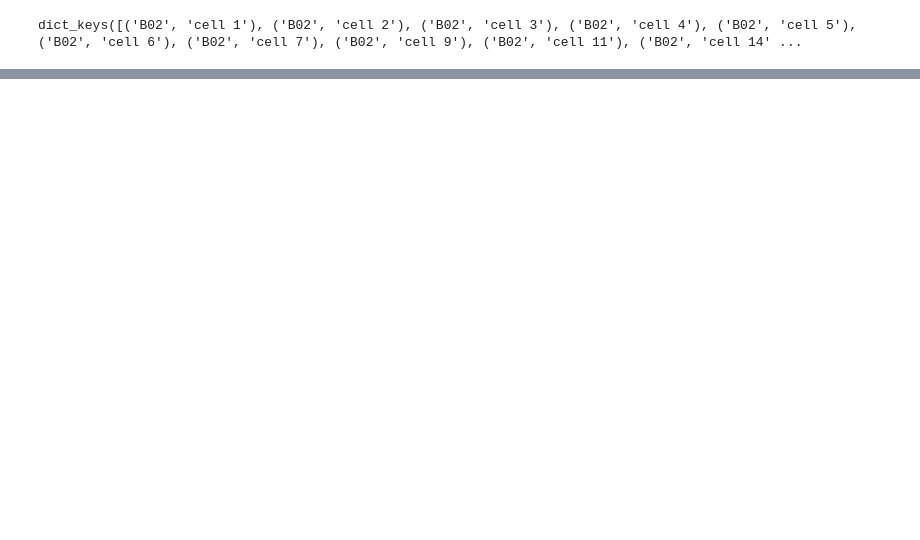
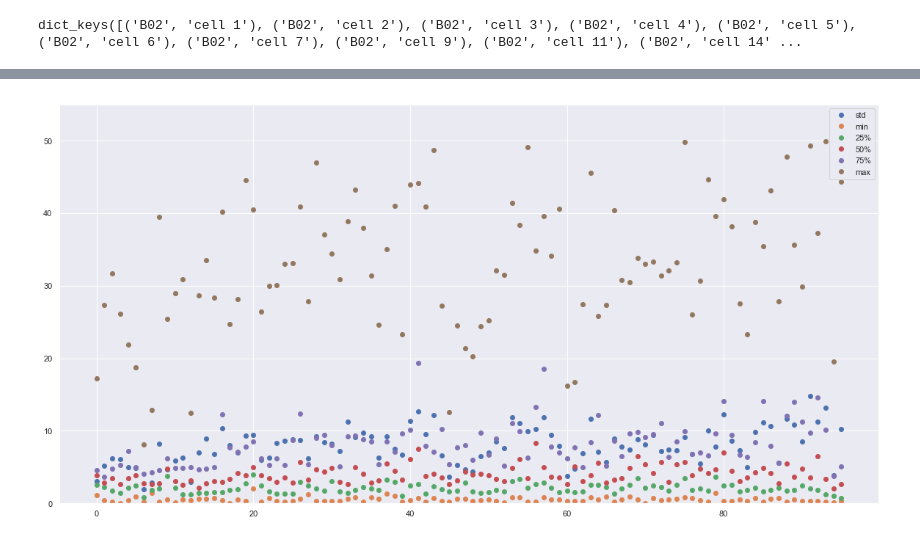
Before and after one commit to in-tension/apple_pie, a Jupyter notebook: ap_jupyter/pandas1.ipynb, the cells around one changed output, grey strips where cells are left out. Cells and saved outputs as stored; diff of their text form; code cells hidden in the pictures; blank space fills up the shorter version.

```diff
--- a/ap_jupyter/pandas1.ipynb
+++ b/ap_jupyter/pandas1.ipynb
@@ -31,6 +53,3 @@ cdf.columns
 # %% [output]
 MultiIndex(levels=[['B02', 'B03', 'B04'], ['cell 1', 'cell 11', 'cell 14', 'cell 2', 'cell 208', 'cell 222', 'cell 223', 'cell 271', 'cell 284', 'cell 3', 'cell 30', 'cell 354', 'cell 369', 'cell 4',  ...
            labels=[[0, 0, 0, 0, 0, 0, 0, 0, 0, 0, 0, 0, 0, 0, 0, 0, 0, 0, 0, 1, 1, 1, 1, 1, 1, 1, 1, 1, 1, 1, 1, 1, 2, 2, 2, 2, 2, 2, 2, 2, 2, 2, 2, 2], [0, 3, 9, 13, 17, 22, 25, 28, 1, 2, 27, 5, 8, 1 ...
-# %%
-for col in c.dists.values() :
-    print(len(col))
@@ -191,0 +122,11 @@ cdf3.plot(kind='line')
+# %%
+plt.figure(figsize=(20,10))
+for col in cdf_stats.columns[2:] :
+    plt.plot(list(range(96)),cdf_stats[col],marker='o',label=col,linewidth=0)
+
+ax = plt.gca()
+ax.set_ylim(0,55)
+plt.legend()
+plt.show()
+# %% [output]
+[figure, added]
```
Also changed, not shown: parts of 49 cells of this notebook, 8 other files.
